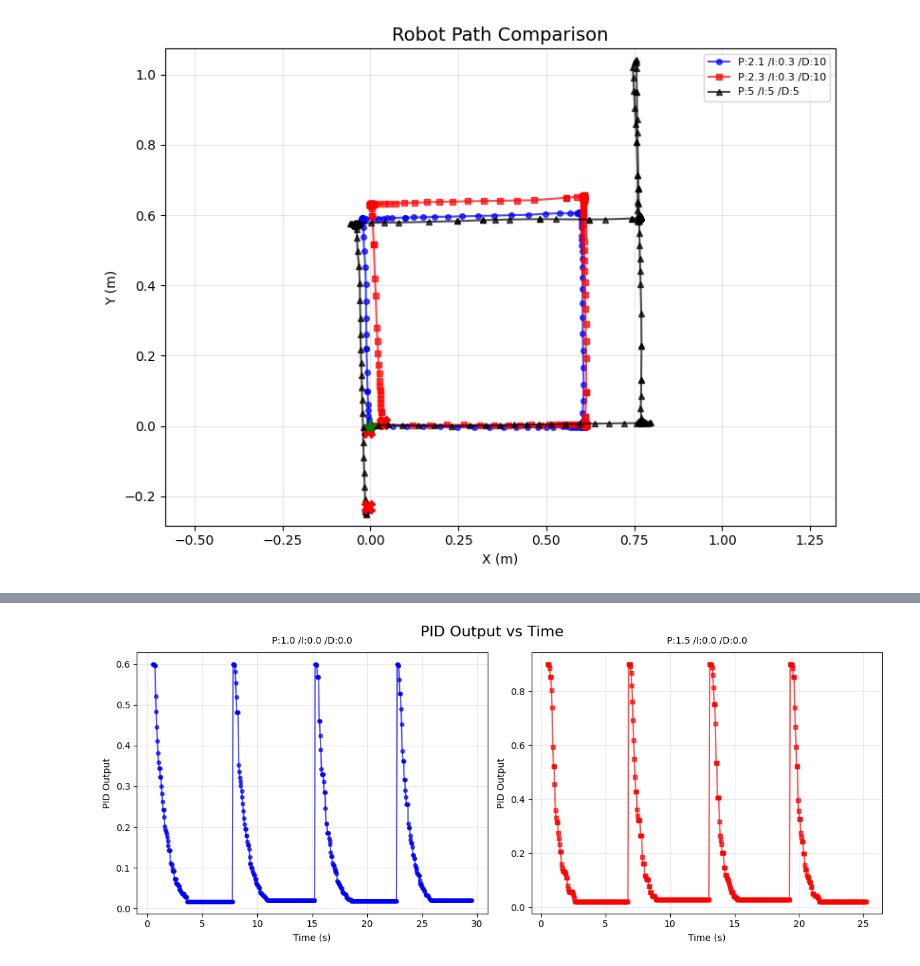
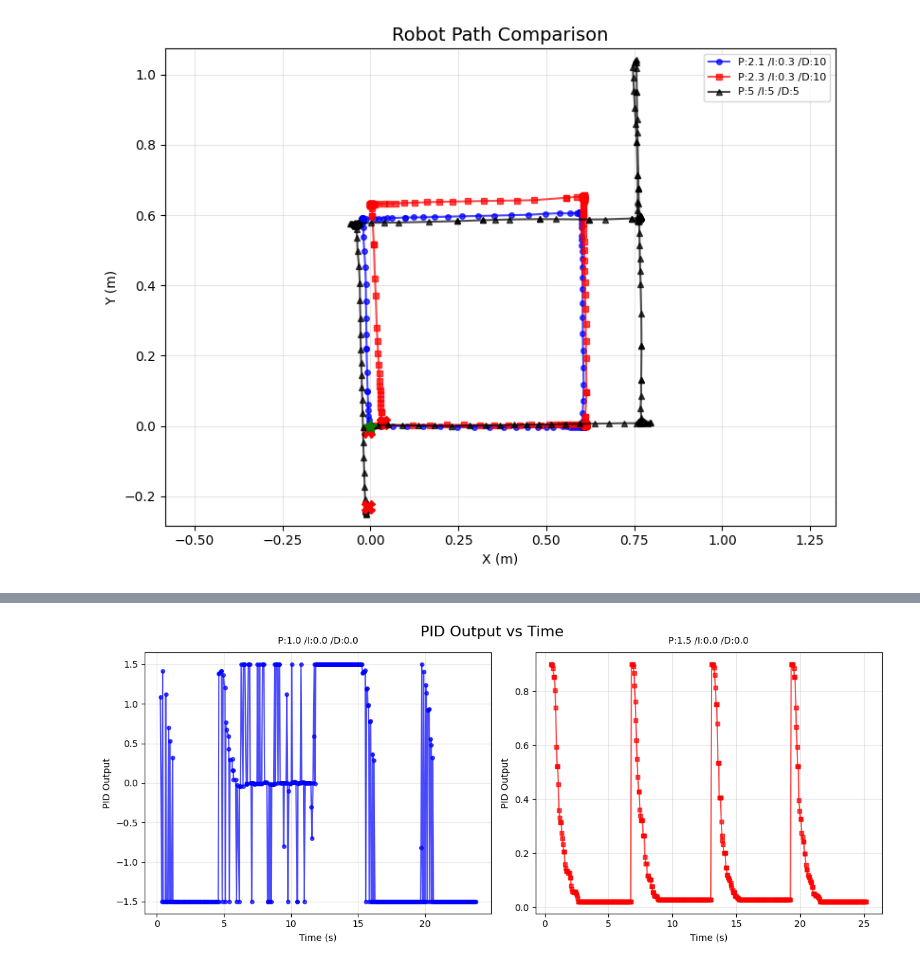
Before and after one commit to Anandaa69/Robot_Module_2-1, a Jupyter notebook: J.Thanet/Draw_square/data/plot3.ipynb, the cells around one changed output, grey strips where cells are left out. Cells and saved outputs as stored; diff of their text form; code cells hidden in the pictures.

```diff
--- a/J.Thanet/Draw_square/data/plot3.ipynb
+++ b/J.Thanet/Draw_square/data/plot3.ipynb
@@ -5,8 +5,8 @@ import os
 
 # ระบุไฟล์ที่ต้องการพล็อต
 filenames = [
-    r"D:\downsyndrome\year2_1\Robot_Module_2-1\J.Thanet\Draw_square\data\robot_log_18_45_22_P2-1_I0-3_D10_ramp0.csv",  # ใส่ path ไฟล์ที่ 1 ตรงนี้
-    r"D:\downsyndrome\year2_1\Robot_Module_2-1\J.Thanet\Draw_square\data\robot_log_18_57_02_P2-3_I0-3_D10_ramp0.csv"   # ใส่ path ไฟล์ที่ 2 ตรงนี้
+    r"D:\downsyndrome\year2_1\Robot_Module_2-1\J.Thanet\Draw_square\data\use data\robot_log_18_45_22_P2-1_I0-3_D10_ramp0.csv",  # ใส่ path ไฟล์ที่ 1 ตรงนี้
+    r"D:\downsyndrome\year2_1\Robot_Module_2-1\J.Thanet\Draw_square\data\use data\robot_log_19_08_08_P2-1_I0-3_D10_ramp0-7.csv"   # ใส่ path ไฟล์ที่ 2 ตรงนี้
 ]
 
 # ตรวจสอบจำนวนไฟล์
@@ -44,7 +44,7 @@ for i, filename in enumerate(filenames):
                 alpha=0.7, markersize=4, linewidth=1.5)
 
         # ตั้งชื่อกราฟ (แก้ไขชื่อได้ตรงนี้)
-        plot_titles = ["P:2.1 /I:0.3 /D:10", "P:2.3 /I:0.3 /D:10.0"]  # ใส่ชื่อกราฟที่ต้องการสำหรับไฟล์ที่ 1 และ 2
+        plot_titles = ["P:2.1 /I:0.3 /D:10 /ramp:0", "P:2.1 /I:0.3 /D:10.0 /ramp:0.7"]  # ใส่ชื่อกราฟที่ต้องการสำหรับไฟล์ที่ 1 และ 2
         title = plot_titles[i] if plot_titles[i] else os.path.basename(filename)
         ax.set_title(title, fontsize=10, pad=10)
         ax.set_xlabel("X (m)")
@@ -208,8 +208,8 @@ import os
 
 # ระบุไฟล์ที่ต้องการพล็อต
 filenames = [
-    r"D:\downsyndrome\year2_1\Robot_Module_2-1\J.Thanet\Draw_square\data\robot_log_18_15_00_P1_I0-0_D0_ramp0.csv",
-    r"D:\downsyndrome\year2_1\Robot_Module_2-1\J.Thanet\Draw_square\data\robot_log_18_15_55_P1-5_I0-0_D0_ramp0.csv"
+    r"D:\downsyndrome\year2_1\Robot_Module_2-1\J.Thanet\Draw_square\data\robot_log_18_57_33_P2-3_I0-3_D10_ramp0.csv ",
+    r"D:\downsyndrome\year2_1\Robot_Module_2-1\J.Thanet\Draw_square\data\robot_log_18_15_55_P1-5_I0-0_D0_ramp0.csv "
 ]
 
 # ตรวจสอบจำนวนไฟล์
@@ -269,2 +269,2 @@ Successfully plotted: robot_log_18_15_00_P1_I0-0_D0_ramp0.csv
 Successfully plotted: robot_log_18_15_55_P1-5_I0-0_D0_ramp0.csv
-[figure, old version]
+[figure, new version]
```
Also changed, not shown: parts of 2 cells of this notebook, 20 other files.
